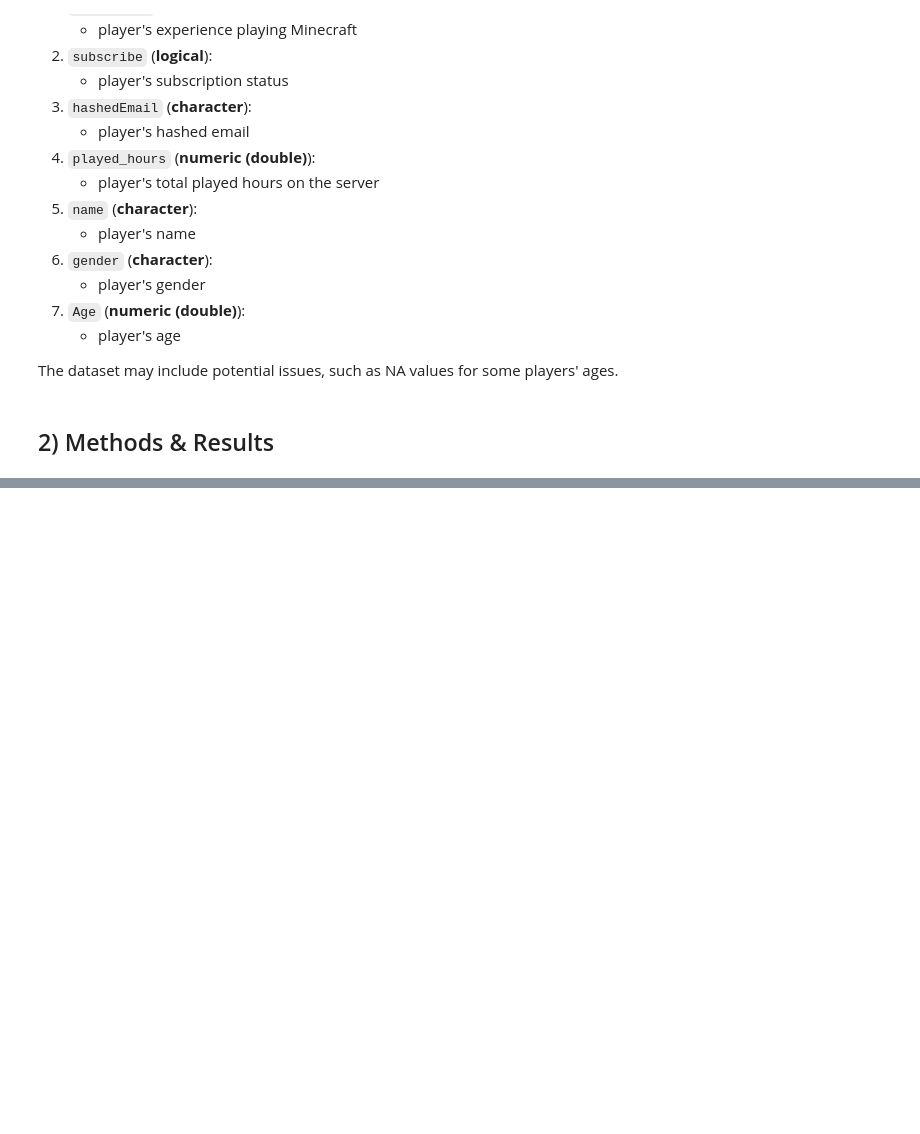
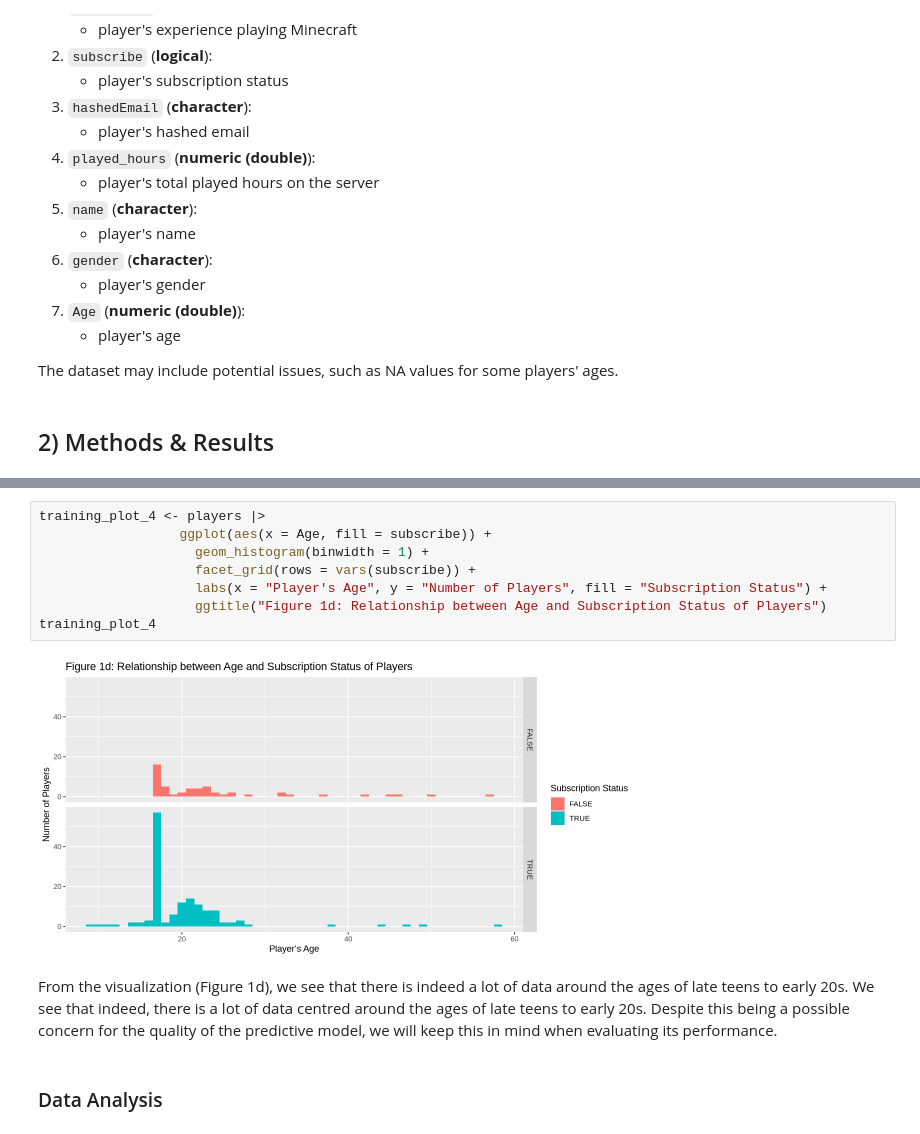
Before and after one commit to chrislee330/dsci-100-project, a Jupyter notebook: project.ipynb, the cells around one changed output, grey strips where cells are left out. Cells and saved outputs as stored; diff of their text form; blank space fills up the shorter version.

```diff
--- a/project.ipynb
+++ b/project.ipynb
@@ -34,0 +141,15 @@ The dataset may include potential issues, such as NA values for some players' ag
+# %%
+training_plot_4 <- players |>
+                  ggplot(aes(x = Age, fill = subscribe)) +
+                    geom_histogram(binwidth = 1) +
+                    facet_grid(rows = vars(subscribe)) +
+                    labs(x = "Player's Age", y = "Number of Players", fill = "Subscription Status") +
+                    ggtitle("Figure 1d: Relationship between Age and Subscription Status of Players")
+training_plot_4
+# %% [output]
+[figure, added]
+# %% [markdown]
+From the visualization (Figure 1d), we see that there is indeed a lot of data around the ages of late teens to early 20s.
+We see that indeed, there is a lot of data centred around the ages of late teens to early 20s. Despite this being a possible concern for the quality of the predictive model, we will keep this in mind when evaluating its performance.
+# %% [markdown]
+### Data Analysis
```
Also changed, not shown: parts of 14 cells of this notebook.
